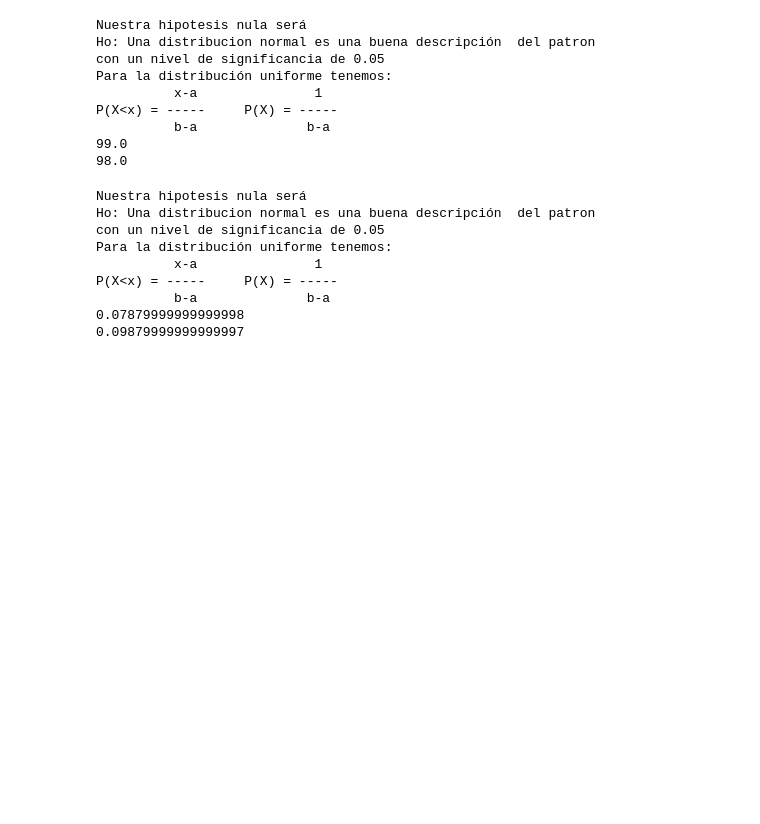
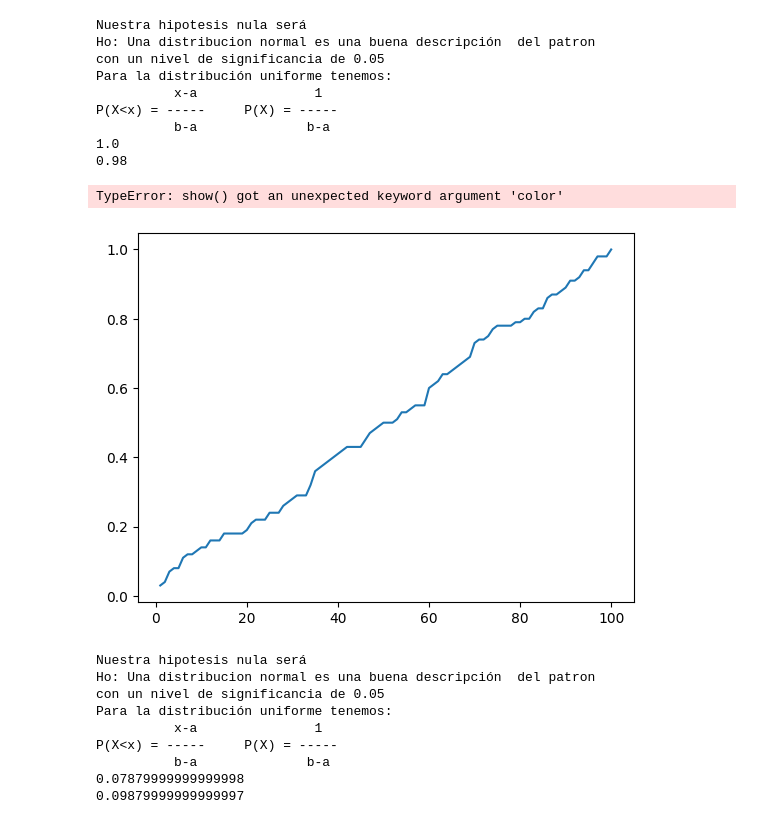
Before and after one commit to Jair-RM/Simulacion-I, a Jupyter notebook: Ejercicio_24_03_12.ipynb, the cells around one changed output. Saved outputs shown, nothing was run; the diff lists cells and outputs as text; code cells hidden in the pictures; blank space fills up the shorter version.

```diff
--- a/Ejercicio_24_03_12.ipynb
+++ b/Ejercicio_24_03_12.ipynb
@@ -1,6 +1,11 @@
 # %% [markdown]
 <a href="https://colab.research.google.com/github/Jair-RM/Simulacion-I/blob/main/Ejercicio_24_03_12.ipynb" target="_parent"><img src="https://colab.research.google.com/assets/colab-badge.svg" alt="Open In Colab"/></a>
 # %%
+import math
+import matplotlib
+import matplotlib.pyplot as plt
+import numpy as np
+
 x=[0.78, 0.98, 0.24, 0.73, 0.43, 0.16, 0.78, 0.47, 0.18, 0.55]
 x.extend([0.04, 0.29, 0.68, 0.77, 0.16, 0.03, 0.79, 0.22, 0.37, 0.80])
 x.extend([0.96, 0.26, 0.91, 0.55, 0.75, 0.55, 0.64, 0.39, 0.53, 0.45])
@@ -15,49 +20,59 @@ x.extend([0.51, 0.07, 0.18, 0.94, 0.50, 0.22, 0.66, 0.91, 0.48, 0.24])
 #Para ordenar de forma ascendente usamos lista.sort()
 x1=x
 x1.sort()
+n2=[]
+num=0
+for i in x1:
+  num+=1
+  n2.append(num)
+min=x1[0]
+max=x1[num-1]
 
-
-min=x1[0]
-n=len(x1)
-max=x1[n-1]
 print("Nuestra hipotesis nula será")
 print("Ho: Una distribucion normal es una buena descripción  del patron")
 print("con un nivel de significancia de 0.05")
 #Usamos la formula de la distribución
 print("Para la distribución uniforme tenemos:")
 print("          x-a               1")
 print("P(X<x) = -----     P(X) = -----")
 print("          b-a              b-a")
 
 p=(1)/(max-min)
 n=0
 DM=0
 Dm=0
 for i in x1:
   n+=1
-  h1=abs((n/max)-i)
-  h2=abs((i-((n-1)/max)))
+  h1=abs((n/50)-i)
+  h2=abs((i-((n-1)/50)))
   if DM<h1:
     DM=h1
   if Dm<h2:
     Dm=h2
 if DM<Dm:
   mayor=Dm
 if Dm<DM:
   mayor=DM
-
 print(DM)
 print(Dm)
+
+
+fig, ax = plt.subplots()
+#        eje x           eje y
+ax.plot(n2, x1)
+plt.show()
 # %% [output]
 Nuestra hipotesis nula será
 Ho: Una distribucion normal es una buena descripción  del patron
 con un nivel de significancia de 0.05
 Para la distribución uniforme tenemos:
           x-a               1
 P(X<x) = -----     P(X) = -----
           b-a              b-a
-99.0
-98.0
+1.0
+0.98
+TypeError: show() got an unexpected keyword argument 'color'
+[figure, added]
 # %%
 import math
 import matplotlib
```
